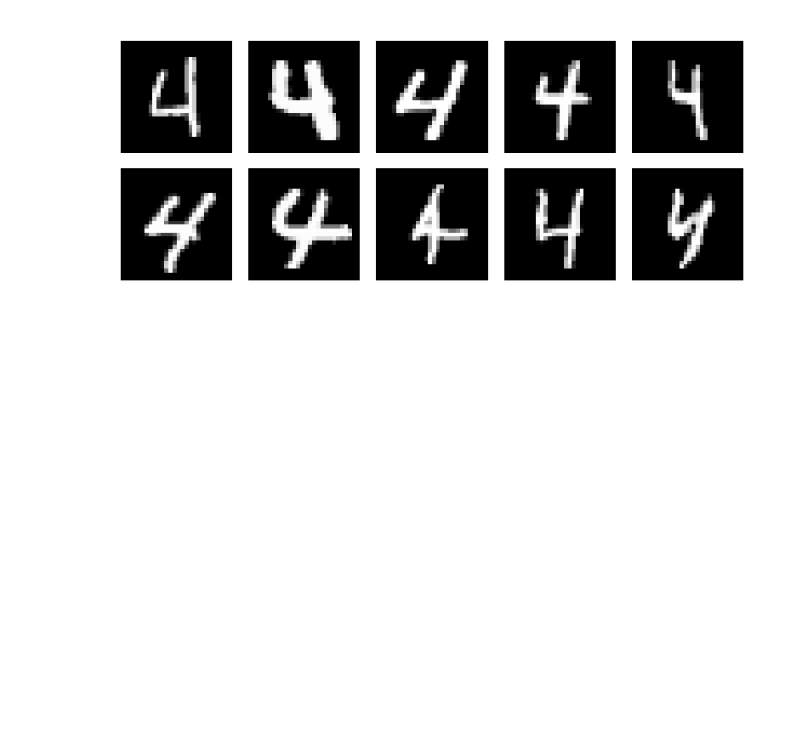
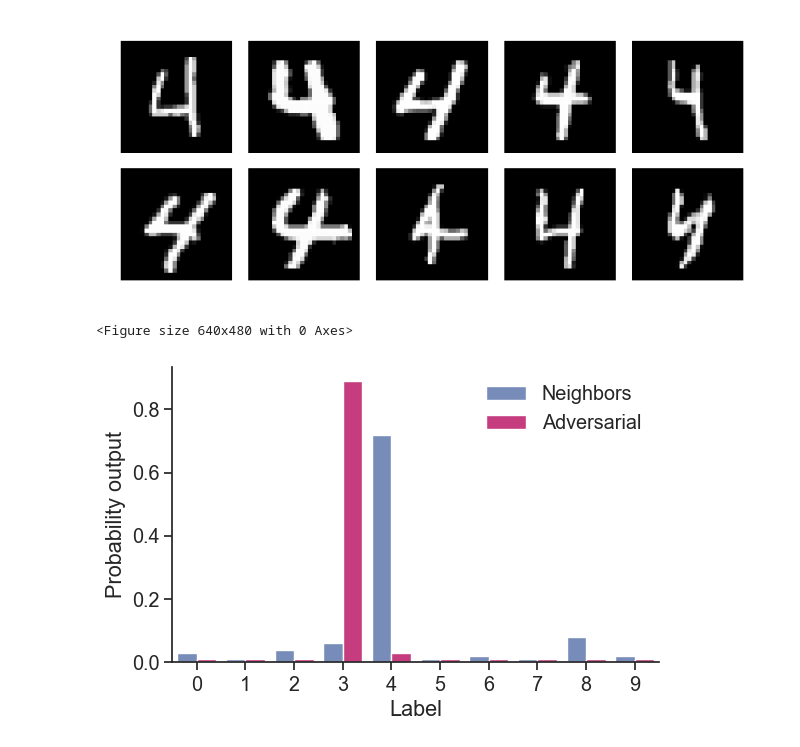
Before and after one commit to changx03/baard, a Jupyter notebook: plots/figure_decidability.ipynb, the cells around one changed output. Saved outputs shown, nothing was run; the diff lists cells and outputs as text; code cells hidden in the pictures; blank space fills up the shorter version.

Commit message:
added figure for decidability

```diff
--- a/plots/figure_decidability.ipynb
+++ b/plots/figure_decidability.ipynb
@@ -91,3 +91,45 @@ plt.tight_layout()
 plt.savefig('clean4.pdf', dpi=300)
 # %% [output]
 [figure]
+# %%
+data = {
+    'Label': np.arange(10),
+    'Probability output': [0.03,0.01,0.04,0.06,0.72,0.01,0.02,0.01, 0.08,0.02],
+    'Data': 'Neighbors',
+}
+df = pd.DataFrame(data)
+data2 = {
+    'Label': np.arange(10),
+    'Probability output': np.zeros(10) + 0.01,
+    'Data': 'Adversarial',
+}
+data2['Probability output'][3] = 0.89
+data2['Probability output'][4] = 0.03
+df = pd.concat([df, pd.DataFrame(data2)])
+# %%
+ibm_color_palette = [
+    '#6D88C4',
+    '#DC257F',
+    '#6C63AC',
+    '#F26322',
+    '#FCB017',
+]
+# sns.set_palette(ibm_color_palette)
+sns.set_theme(
+    style='white',
+    palette=ibm_color_palette,
+    font_scale=1.3,
+)
+sns.set_style('ticks')
+# %% [output]
+<Figure size 640x480 with 0 Axes>
+# %%
+plt.figure(figsize=(6,4))
+ax = sns.barplot(df, x='Label', y='Probability output', hue='Data')
+sns.despine(bottom = False, left = False)
+plt.tight_layout()
+ax.legend_.set_title(None)
+ax.legend_.get_frame().set_linewidth(0.0)
+plt.savefig('decidability.pdf', dpi=300)
+# %% [output]
+[figure, added]
```
Also changed, not shown: parts of 2 cells of this notebook.
